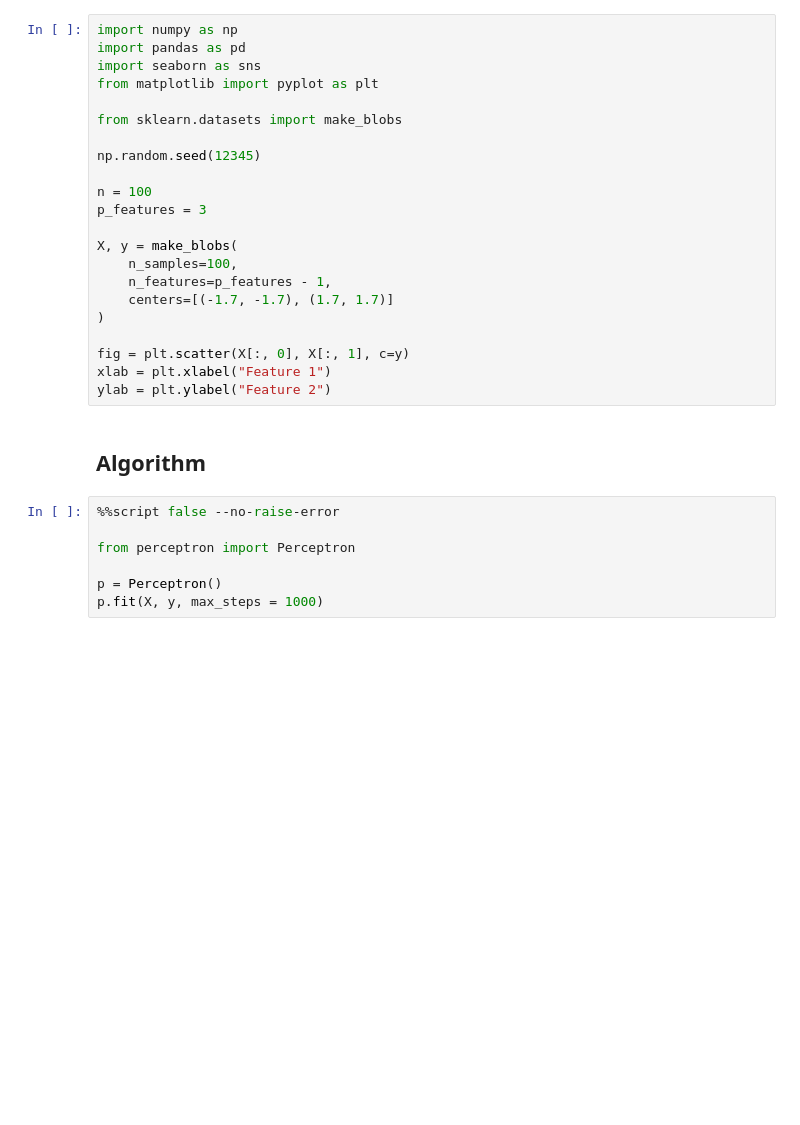
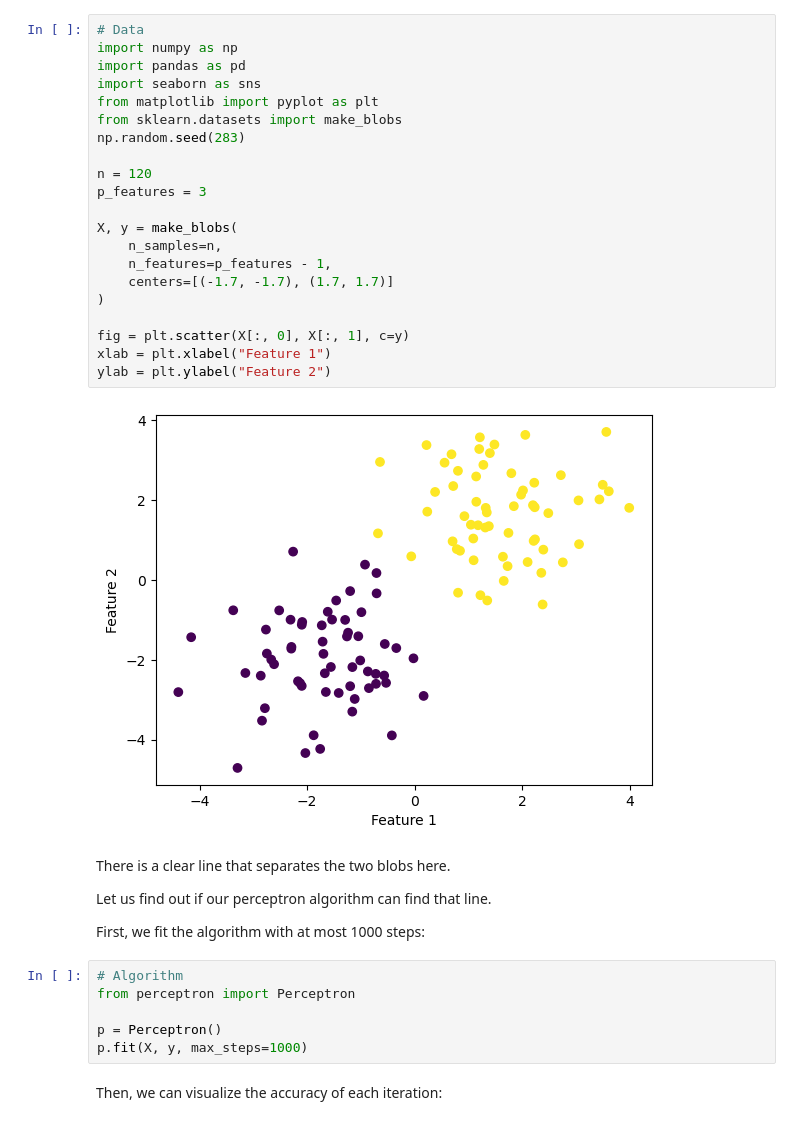
Before and after one commit to doabell/451-blog, a Jupyter notebook: posts/perceptron/index.ipynb, the cells around one changed output. Saved outputs shown, nothing was run; the diff lists cells and outputs as text; blank space fills up the shorter version.

Commit message:
Perceptron

```diff
--- a/posts/perceptron/index.ipynb
+++ b/posts/perceptron/index.ipynb
@@ -16,32 +18,38 @@ Instructions can be found at [Implementing the Perceptron Algorithm](https://mid
 # %%
+# Data
 import numpy as np
 import pandas as pd
 import seaborn as sns
 from matplotlib import pyplot as plt
+from sklearn.datasets import make_blobs
+np.random.seed(283)
 
-from sklearn.datasets import make_blobs
-
-np.random.seed(12345)
-
-n = 100
+n = 120
 p_features = 3
 
 X, y = make_blobs(
-    n_samples=100,
+    n_samples=n,
     n_features=p_features - 1,
     centers=[(-1.7, -1.7), (1.7, 1.7)]
 )
 
 fig = plt.scatter(X[:, 0], X[:, 1], c=y)
 xlab = plt.xlabel("Feature 1")
 ylab = plt.ylabel("Feature 2")
+# %% [output]
+[figure, added]
-# %% [markdown]
-## Algorithm
+# %% [markdown]
+There is a clear line that separates the two blobs here.
+
+Let us find out if our perceptron algorithm can find that line.
+
+First, we fit the algorithm with at most 1000 steps:
 # %%
-%%script false --no-raise-error
-
+# Algorithm
 from perceptron import Perceptron
 
 p = Perceptron()
-p.fit(X, y, max_steps = 1000)
+p.fit(X, y, max_steps=1000)
+# %% [markdown]
+Then, we can visualize the accuracy of each iteration:
 # %%
```
Also changed, not shown: parts of 22 cells of this notebook, 1 other file.
